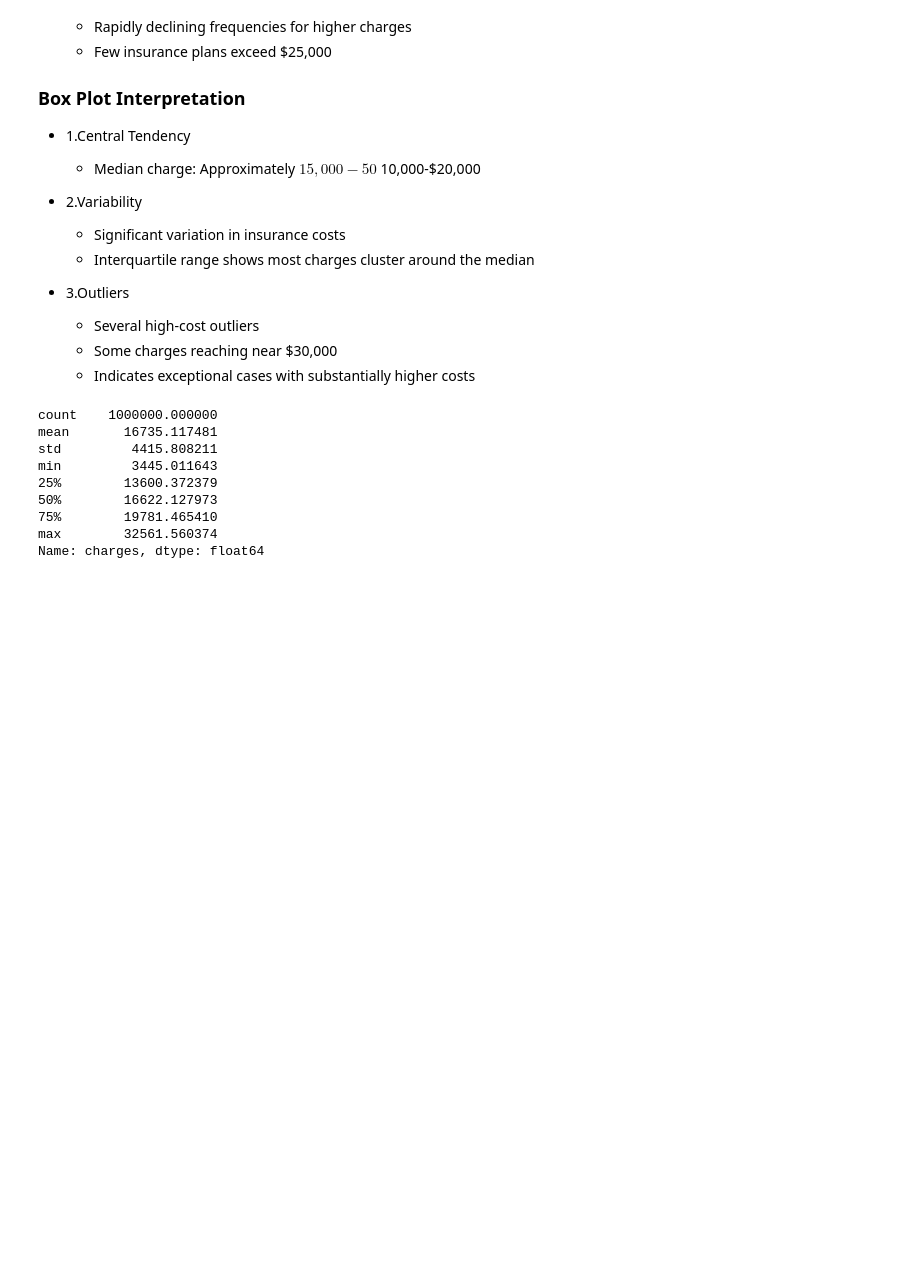
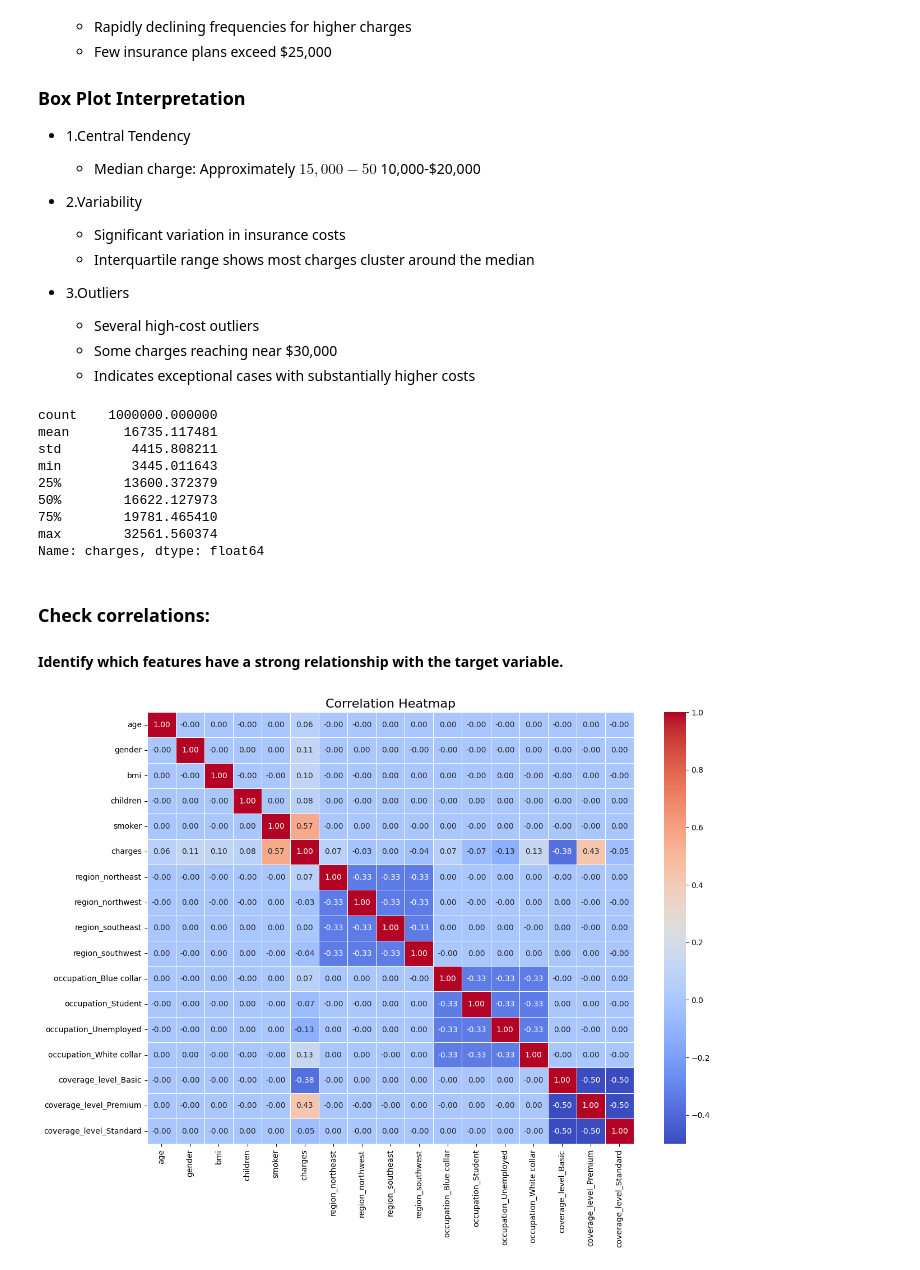
Before and after one commit to CodeByDavid24/insurance_prediction, a Jupyter notebook: insurance.ipynb, the cells around one changed output. Saved outputs shown, nothing was run; the diff lists cells and outputs as text; code cells hidden in the pictures; blank space fills up the shorter version.

```diff
--- a/insurance.ipynb
+++ b/insurance.ipynb
@@ -117,3 +117,18 @@ min         3445.011643
 75%        19781.465410
 max        32561.560374
 Name: charges, dtype: float64
+# %% [markdown]
+### Check correlations:
+#### Identify which features have a strong relationship with the target variable.
+# %%
+# Set figure size
+plt.figure(figsize=(14, 10))
+
+# Create the heatmap with improved formatting
+sns.heatmap(correlation, annot=True, fmt=".2f", cmap='coolwarm', linewidths=0.5, annot_kws={"size": 10})
+
+# Show the plot
+plt.title('Correlation Heatmap', fontsize=16)
+plt.show()
+# %% [output]
+[figure, added]
```
Also changed, not shown: parts of 19 cells of this notebook, 1 other file.
